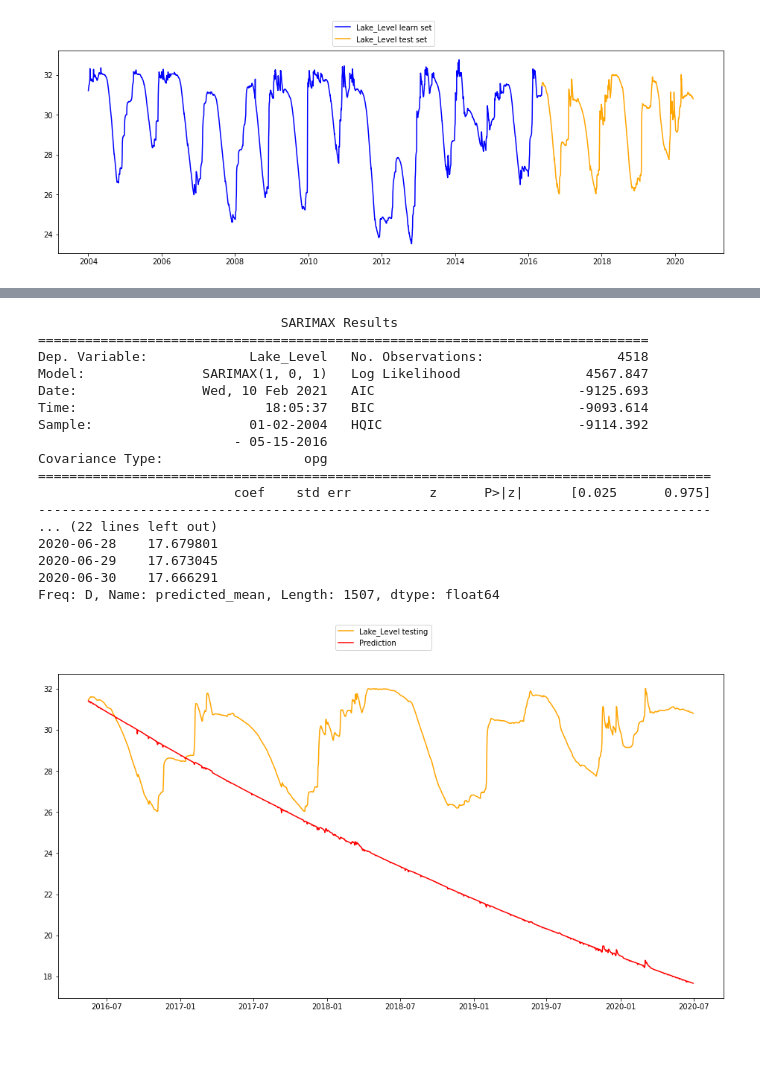
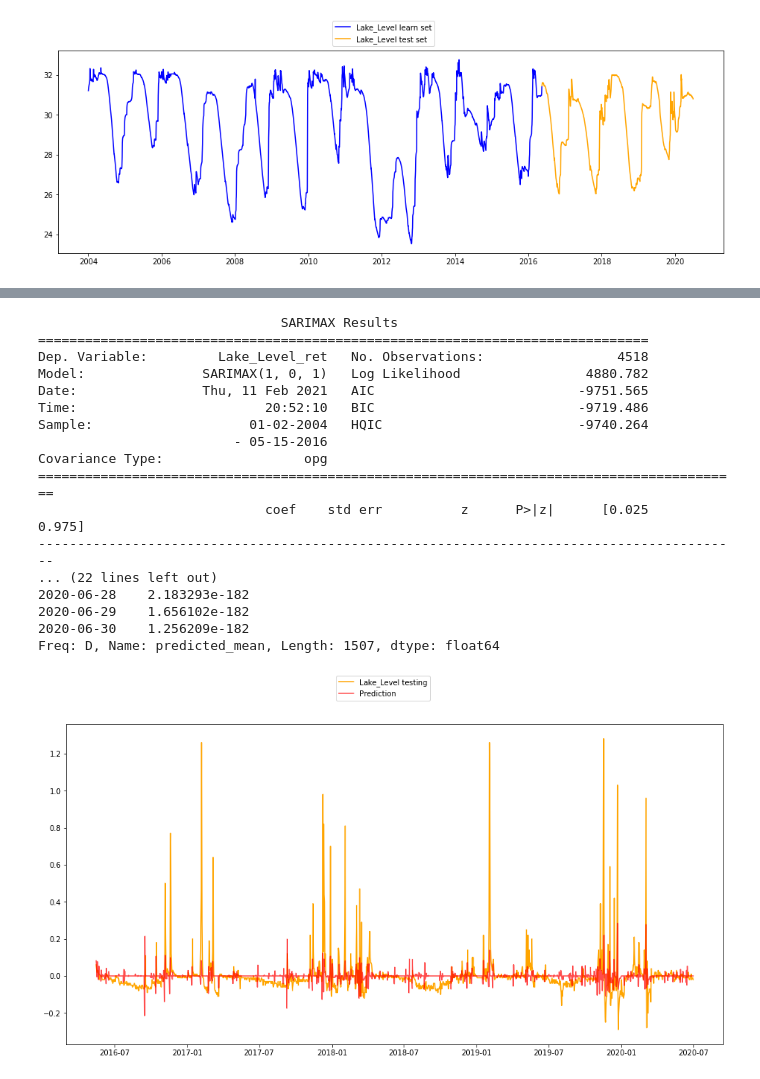
Before and after one commit to KlemenKozelj/master_thesis, a Jupyter notebook: 02_Lake_Bilancino_Time_Series.ipynb, the cells around one changed output, grey strips where cells are left out. Drawn from its saved outputs; the diff is of its cells as text; code cells hidden in the pictures; blank space fills up the shorter version.

```diff
--- a/02_Lake_Bilancino_Time_Series.ipynb
+++ b/02_Lake_Bilancino_Time_Series.ipynb
@@ -253,8 +263,8 @@ Date
 # %%
 model = SARIMAX(
-    df_learn.Lake_Level,
+    df_learn.Lake_Level_ret,
     order=(1, 0, 1),
-    season=(1, 0, 1, 360),
+    season=(1, 0, 1, 365),
     exog = df_learn[['Rainfall_Cavallina', 'Flow_Rate']],
 )
 
@@ -263,44 +273,45 @@ model_fit = model.fit()
 print(model_fit.summary())
 
 # predictions = model_fit.forecast(
 #     steps=len(df_test),
 #     exog = df_test[['Rainfall_Cavallina','Flow_Rate']]
 # )
 
 start_date=df_test.index[0].strftime('%Y-%m-%d')
 end_date=df_test.index[-1].strftime('%Y-%m-%d')
 # start_date='2016-05-16'
 # end_date='2020-06-30'
 
 predictions = model_fit.predict(
     start=start_date,
     end=end_date,
+    dynamic=True,
     exog=df_test[['Rainfall_Cavallina','Flow_Rate']][start_date:end_date]
 )
 
 print(predictions)
 
 fig, ax = plt.subplots(1, 1, figsize=(16, 8))
 # ax.plot(model_fit.fittedvalues[1:], color='blue', label='Lake_Level learning')
-ax.plot(df_test['Lake_Level'], color='orange', label='Lake_Level testing')
-ax.plot(predictions, color='red', label='Prediction')
+ax.plot(df_test['Lake_Level_ret'], color='orange', label='Lake_Level testing')
+ax.plot(predictions, color='red', label='Prediction', alpha=0.7)
 fig.legend(loc='upper center');
 # %% [output]
                                SARIMAX Results
 ==============================================================================
-Dep. Variable:             Lake_Level   No. Observations:                 4518
-Model:               SARIMAX(1, 0, 1)   Log Likelihood                4567.847
-Date:                Wed, 10 Feb 2021   AIC                          -9125.693
-Time:                        18:05:37   BIC                          -9093.614
-Sample:                    01-02-2004   HQIC                         -9114.392
+Dep. Variable:         Lake_Level_ret   No. Observations:                 4518
+Model:               SARIMAX(1, 0, 1)   Log Likelihood                4880.782
+Date:                Thu, 11 Feb 2021   AIC                          -9751.565
+Time:                        20:52:10   BIC                          -9719.486
+Sample:                    01-02-2004   HQIC                         -9740.264
                          - 05-15-2016
 Covariance Type:                  opg
-======================================================================================
-                         coef    std err          z      P>|z|      [0.025      0.975]
---------------------------------------------------------------------------------------
+==========================================================================================
+                             coef    std err          z      P>|z|      [0.025      0.975]
+------------------------------------------------------------------------------------------
 ... (22 lines left out)
-2020-06-28    17.679801
-2020-06-29    17.673045
-2020-06-30    17.666291
+2020-06-28    2.183293e-182
+2020-06-29    1.656102e-182
+2020-06-30    1.256209e-182
 Freq: D, Name: predicted_mean, Length: 1507, dtype: float64
-[figure, old version]
+[figure, new version]
```
Also changed, not shown: parts of 1 cell of this notebook.
